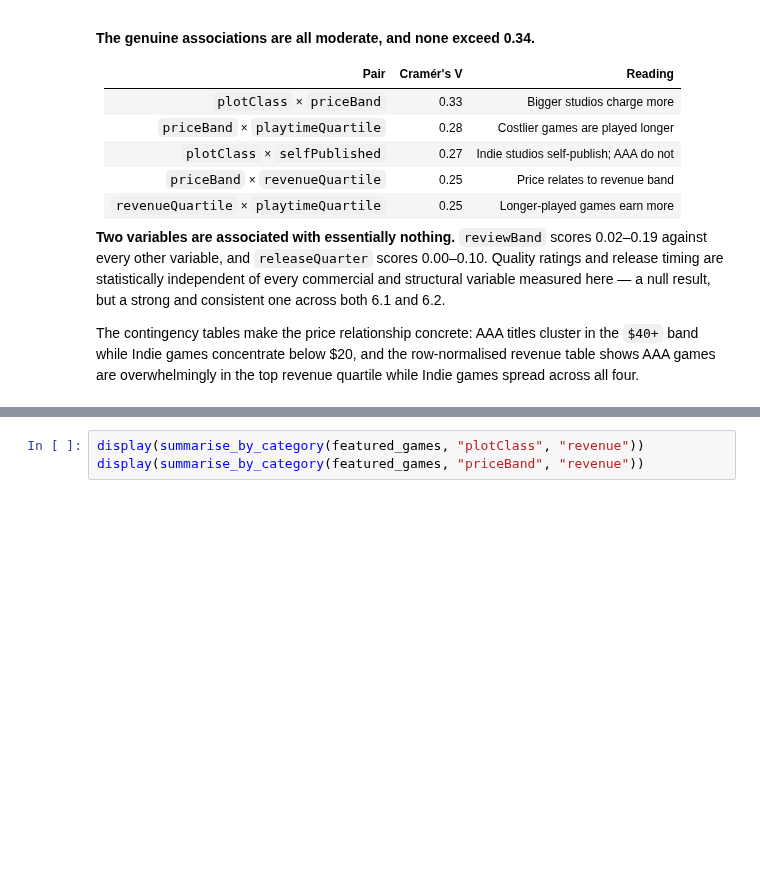
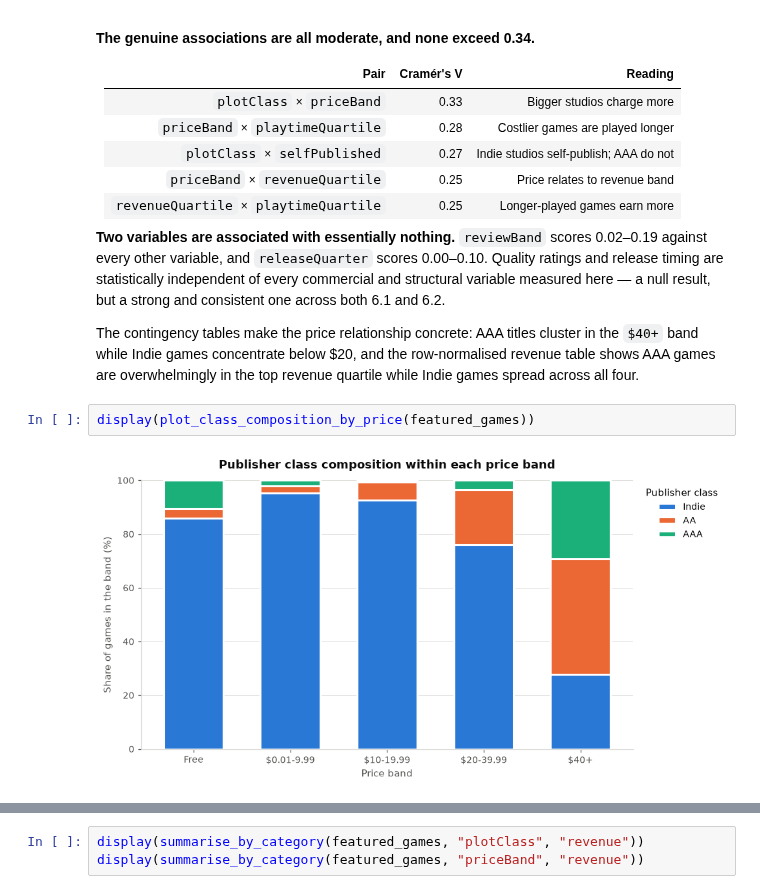
Before and after one commit to shonmazon/Data_Science, a Jupyter notebook: assignment1-eda/notebooks/steam_2024_eda.ipynb, the cells around one changed output, grey strips where cells are left out. Drawn from its saved outputs; the diff is of its cells as text; blank space fills up the shorter version.

```diff
--- a/assignment1-eda/notebooks/steam_2024_eda.ipynb
+++ b/assignment1-eda/notebooks/steam_2024_eda.ipynb
@@ -1503,3 +1553,7 @@ The contingency tables make the price relationship concrete: AAA titles cluster
 in the `$40+` band while Indie games concentrate below $20, and the row-normalised
 revenue table shows AAA games are overwhelmingly in the top revenue quartile
 while Indie games spread across all four.
+# %%
+display(plot_class_composition_by_price(featured_games))
+# %% [output]
+[figure, added]
```
Also changed, not shown: parts of 10 cells of this notebook, 1 other file.
